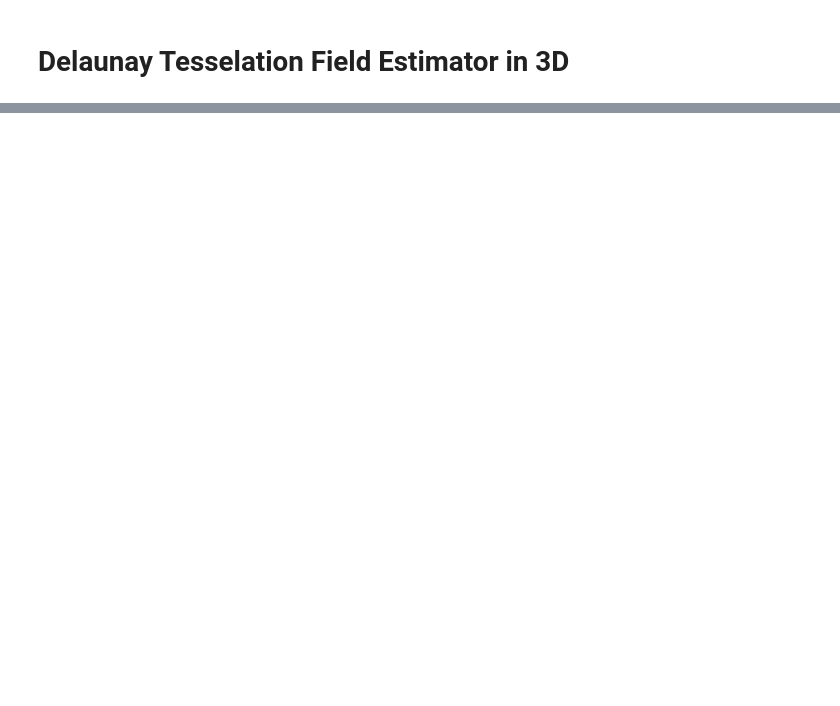
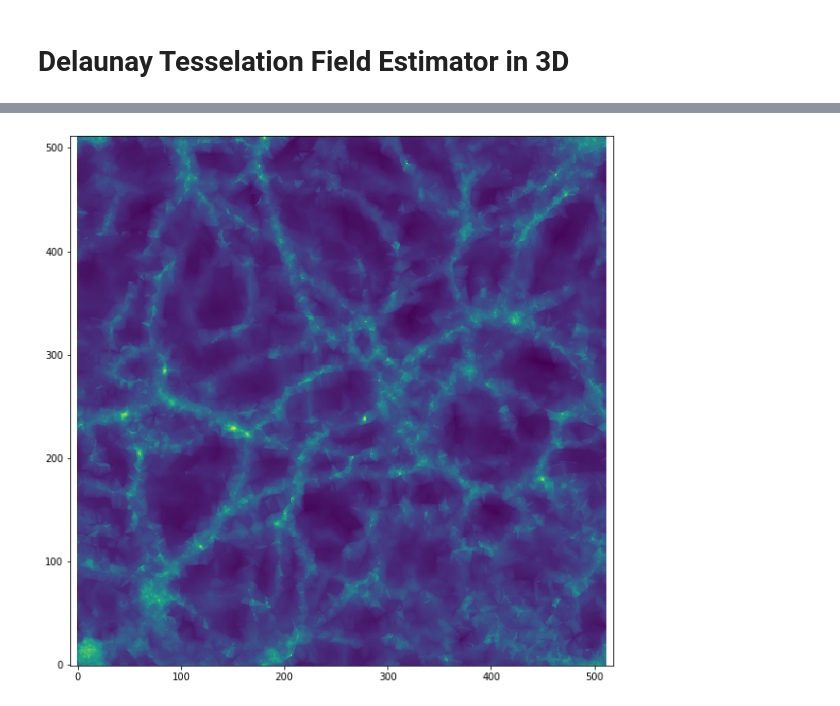
Before and after one commit to jfeldbrugge/DTFE, a Jupyter notebook: DTFE 3D.ipynb, the cells around one changed output, grey strips where cells are left out. Drawn from its saved outputs; the diff is of its cells as text; code cells hidden in the pictures; blank space fills up the shorter version.

Commit message:
Speed up of 3D code and example

```diff
--- a/DTFE 3D.ipynb
+++ b/DTFE 3D.ipynb
@@ -80,0 +125,8 @@ class DTFE:
+# %%
+L = 128
+points = np.load("example/points_3D.npy")
+velocities = np.load("example/velocities_3D.npy")
+m = np.ones(len(points))
+# %%
+%%time
+dtfe = DTFE(points, velocities, m)
@@ -80,0 +140,10 @@ class DTFE:
+# %%
+%%time
+n = int(4 * L)
+X, Y, Z = np.meshgrid(np.arange(0, L, L / n), np.arange(0, L, L / n), np.arange(0, L, L / n))
+
+dens  = dtfe.density(X.flat, Y.flat, Z.flat).reshape((n,n,n))
+vel   = dtfe.v(X.flat, Y.flat, Z.flat).reshape((n,n,n,3))
+div   = dtfe.theta(X.flat, Y.flat, Z.flat).reshape((n,n,n))
+shear = dtfe.sigma(X.flat, Y.flat, Z.flat).reshape((n,n,n,3,3))
+curl  = dtfe.omega(X.flat, Y.flat, Z.flat).reshape((n,n,n,3,3))
@@ -80,0 +153,15 @@ class DTFE:
+# %%
+import matplotlib.pyplot as plt
+def densPlot(data, imageSize):
+    X = np.arange(0, data.shape[0])
+    Y = np.arange(0, data.shape[1])
+    X, Y = np.meshgrid(X, Y)
+
+    plt.figure(figsize=(imageSize, imageSize))
+    plt.pcolormesh(X, Y, data, shading='auto')
+    plt.axis("equal")
+    plt.show()
+
+densPlot(np.log(dens[0]), 10)
+# %% [output]
+[figure, added]
```
Also changed, not shown: parts of 4 cells of this notebook, 10 other files.
